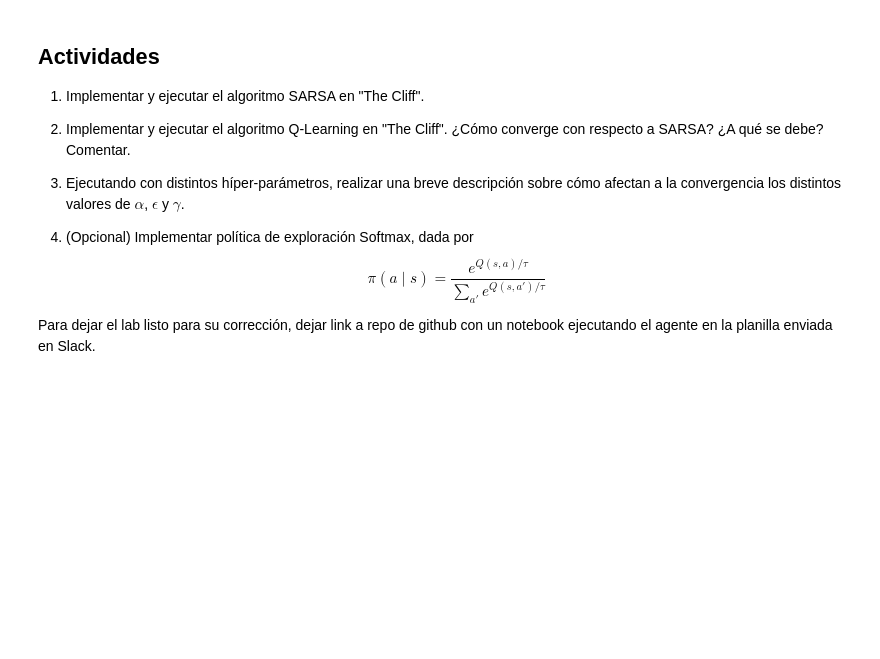
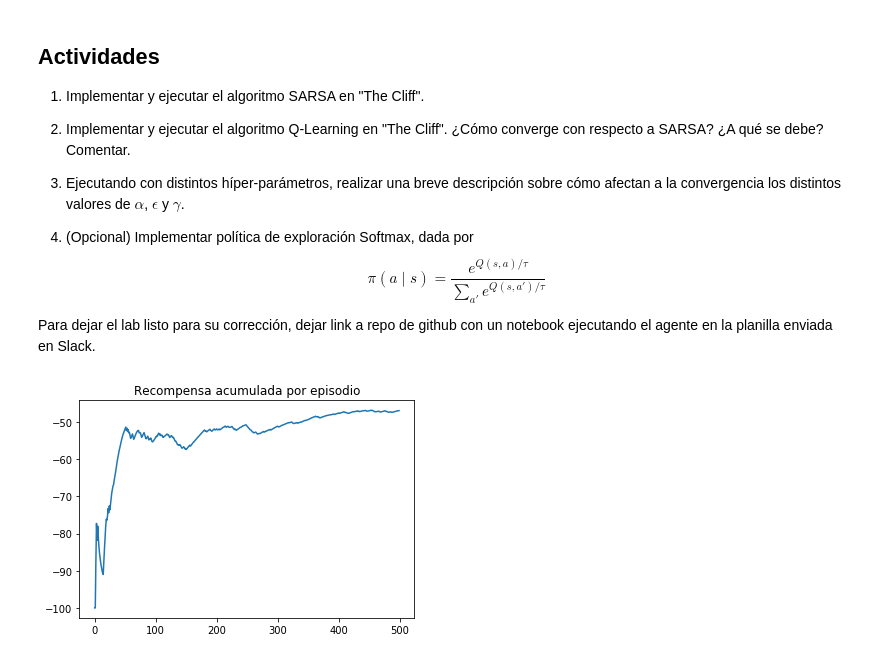
Before and after one commit to git-lu/RL, a Jupyter notebook: lab_1_intro_rl.ipynb, the cells around one changed output. Cells and saved outputs as stored; diff of their text form; code cells hidden in the pictures; blank space fills up the shorter version.

```diff
--- a/lab_1_intro_rl.ipynb
+++ b/lab_1_intro_rl.ipynb
@@ -276,0 +332,4 @@ Para dejar el lab listo para su corrección, dejar link a repo de github con un
+# %%
+plot_reward_per_episode(reward_ep)
+# %% [output]
+[figure, added]
```
Also changed, not shown: parts of 15 cells of this notebook.
